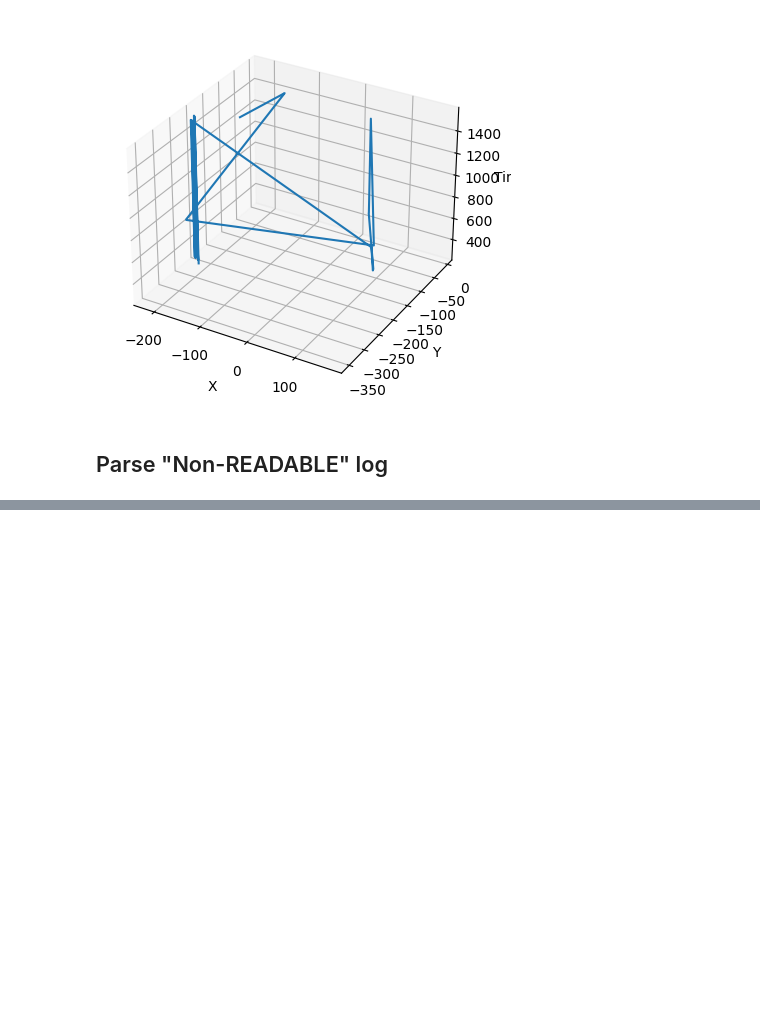
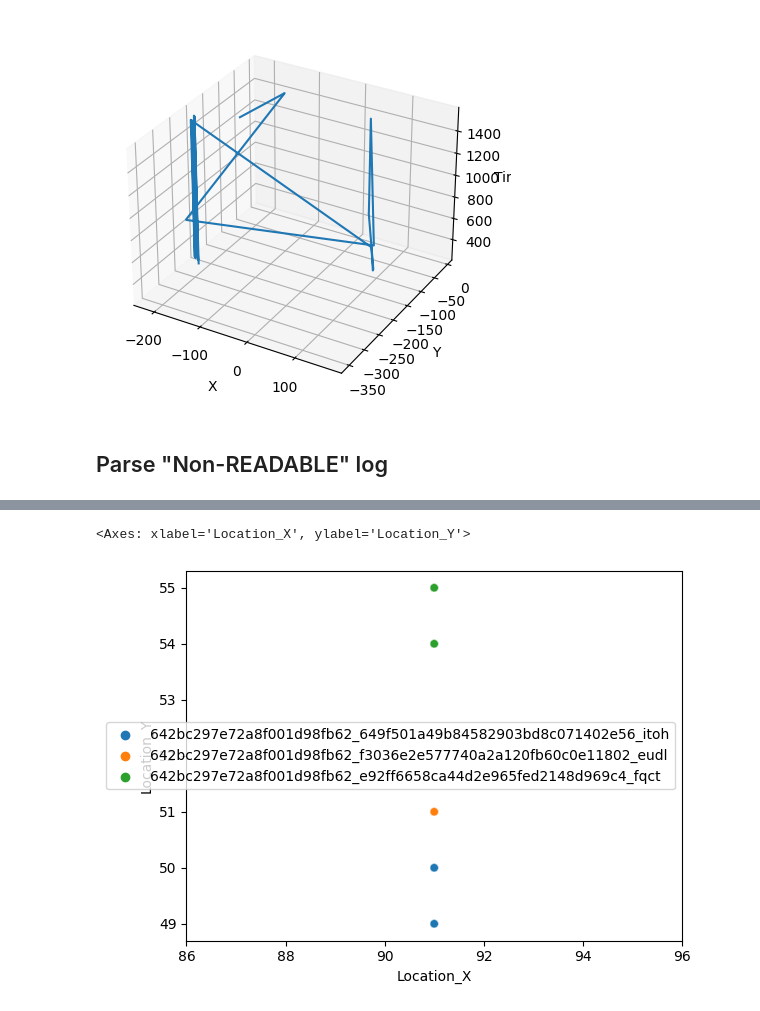
Before and after one commit to RahulSinghalChicago/iot-lab5, a Jupyter notebook: 00_Sim_logs_EDA.ipynb, the cells around one changed output, grey strips where cells are left out. Cells and saved outputs as stored; diff of their text form; code cells hidden in the pictures; blank space fills up the shorter version.

```diff
--- a/00_Sim_logs_EDA.ipynb
+++ b/00_Sim_logs_EDA.ipynb
@@ -331,0 +335,2 @@ matches[:100]
+# %%
+l_sensor_data = list(matches)
@@ -331,0 +361,5 @@ matches[:100]
+# %%
+l_cleaned_data = []
+for data in l_sensor_data:
+    if data.find('O2:message') < 0 and data.find('voltage') < 0:
+        l_cleaned_data.append(data)
@@ -331,0 +390,20 @@ matches[:100]
+# %%
+Timestamp = []
+Location = []
+Temperature = []
+Oxygen_Saturation = []
+Heart_Rate = []
+Sender = []
+
+for data in l_cleaned_data:
+    Timestamp.append(float(re.findall(r'"timestamp":\d+.\d+', data)[0].split(':')[1]))
+    loc = r = re.findall(r'"{GPS:\[\d+,\d+\]', data)[0].split(':')[1]
+    loc = loc.lstrip('[').rstrip(']').split(',')
+    Location.append([float(i) for i in loc])
+    Temperature.append(float(re.findall(r'TMP:\d+.\d+', data)[0].split(':')[1]))
+    Oxygen_Saturation.append(float(re.findall(r'O2:\d+.*?,', data)[0].rstrip(',').split(':')[1]))
+    Heart_Rate.append(float(re.findall(r'HB:\d+.\d+', data)[0].split(':')[1]))
+    Sender.append(re.findall(r'\[message from.*?\]', data)[0].rstrip(']').lstrip('[').split(' ')[-1])
+
+df_long = pd.DataFrame({'Timestamp': Timestamp, 'Location': Location, 'Temperature': Temperature, 'Oxygen Saturation': Oxygen_Saturation, 'Heart Rate': Heart_Rate, 'Sender': Sender})
+df_long.astype({'Timestamp': 'float64', 'Location': 'object', 'Temperature': 'float64', 'Oxygen Saturation': 'float64', 'Heart Rate': 'float64', 'Sender': 'str'}).dtypes
@@ -331,0 +443,3 @@ matches[:100]
+# %%
+df_long['Location_X'] = df_long.Location.apply(lambda x: x[0])
+df_long['Location_Y'] = df_long.Location.apply(lambda x: x[1])
@@ -331,0 +458,5 @@ matches[:100]
+# %%
+sns.scatterplot(x='Location_X', y='Location_Y', data=df_long, hue=Sender, alpha=0.4)
+# %% [output]
+<Axes: xlabel='Location_X', ylabel='Location_Y'>
+[figure, added]
```
Also changed, not shown: parts of 17 cells of this notebook.
